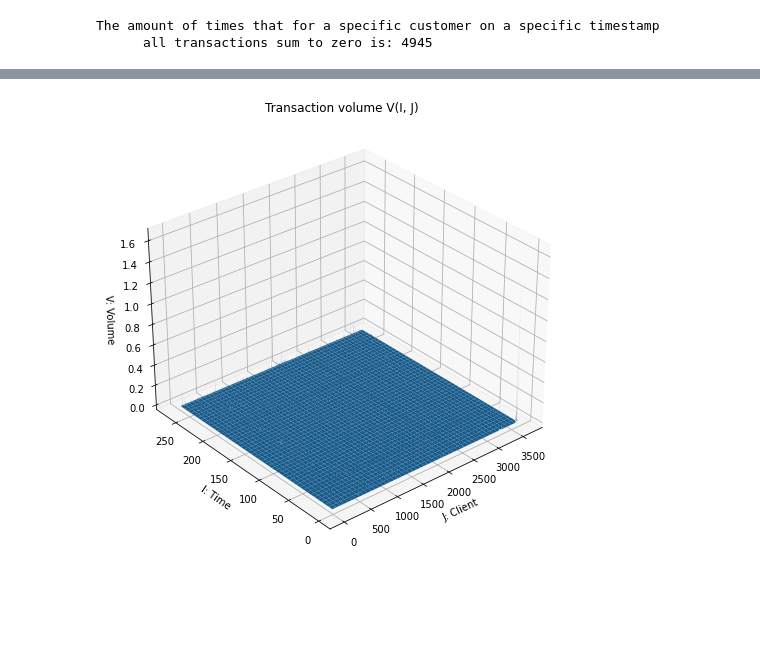
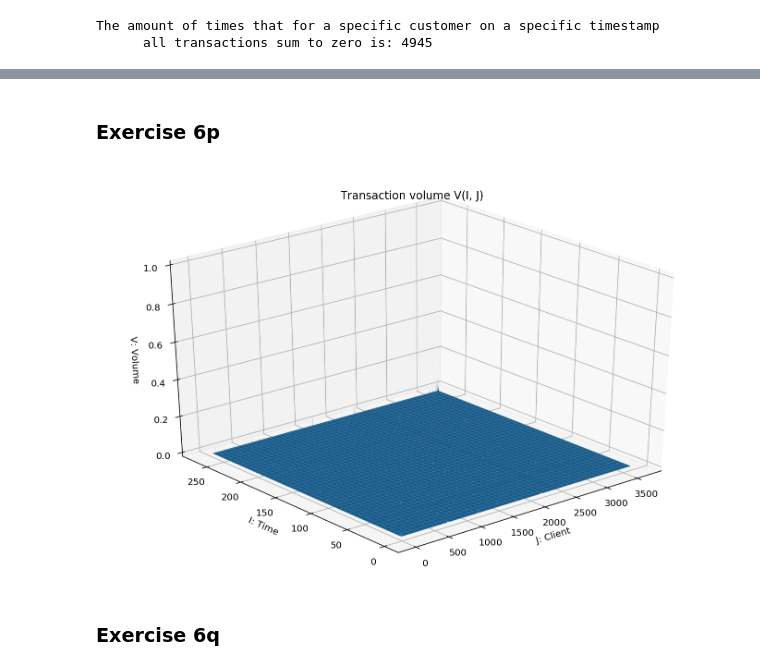
Before and after one commit to DionEngels/ScientificProgramming, a Jupyter notebook: Set 3/exset3_joris.ipynb, the cells around one changed output, grey strips where cells are left out. Drawn from its saved outputs; the diff is of its cells as text; code cells hidden in the pictures; blank space fills up the shorter version.

```diff
--- a/Set 3/exset3_joris.ipynb
+++ b/Set 3/exset3_joris.ipynb
@@ -709,7 +763,7 @@ Invalid limit will be ignored.
 # %%
-column_name='timestamp'
+df = relabel('timestamp')
+df.sort_values('relab_timestamp')
+df["volumes"] = df["volume"] / abs(df["volume"].max())
 
-df = relabel('timestamp').sort_values('relab_timestamp')
-df["volume_scaled"] = df["volume"] / abs(df["volume"].max())
-df.head()
+df
 # %% [output]
@@ -805,20 +843,24 @@ The amount of times that for a specific customer on a specific timestamp
+# %% [markdown]
+### Exercise 6p
 # %%
-### p
+k=1
 
-df_agg = df.groupby("customer").apply(lambda x: x.sort_values("volume", ascending=False).head(k))
+df_agg = df.groupby("relab_customer").apply(lambda x: x.sort_values("volumes", ascending=False).head(k))
 df_agg = df_agg.reset_index(drop=True)
 
-timeseries = sparse.csc_matrix((df_agg["volume"], (df_agg["timestamp"]-1, df_agg["customer ID"]-1)))
+timeseries = sparse.csc_matrix((df_agg["volumes"], (df_agg["relab_timestamp"]-1, df_agg["relab_customer"]-1)))
 fig = plt.figure(figsize=(12, 8))
 ax = fig.add_subplot(111, projection='3d')
-X, Y = np.meshgrid(range(1, df['customer ID'].max() + 1), range(1, df['timestamp'].max() + 1))
+X, Y = np.meshgrid(range(1, df['relab_customer'].max() + 1), range(1, df['relab_timestamp'].max() + 1))
 surf = ax.plot_surface(X, Y, timeseries.A, lw=3)
 ax.azim = 230
 ax.set_xlabel("J: Client")
 ax.set_ylabel("I: Time")
 ax.set_zlabel("V: Volume");
 plt.title("Transaction volume V(I, J)");
 # %% [output]
-[figure, old version]
+[figure, new version]
+# %% [markdown]
+### Exercise 6q
 # %%
 ### q
```
Also changed, not shown: parts of 28 cells of this notebook.
